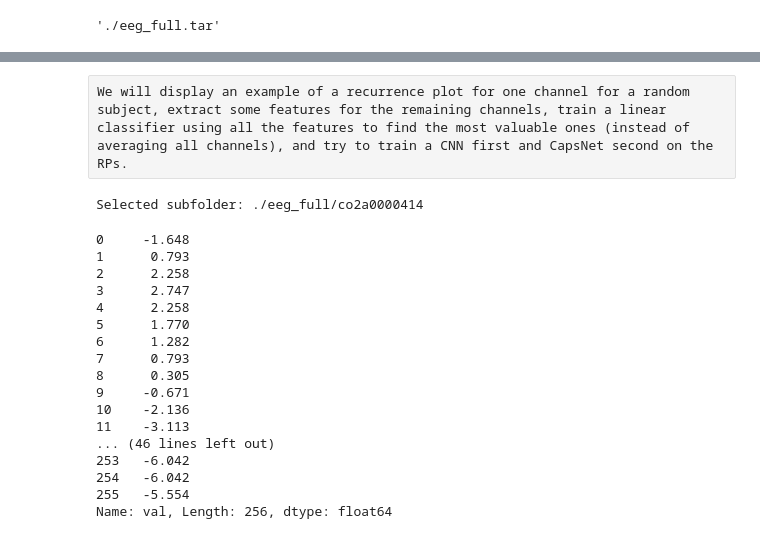
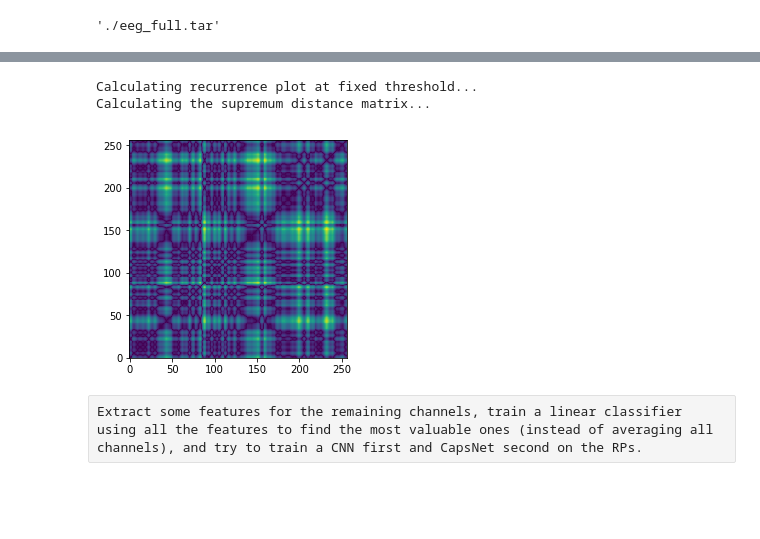
Before and after one commit to mirgee/eeg_analysis, a Jupyter notebook: EEG.ipynb, the cells around one changed output, grey strips where cells are left out. Cells and saved outputs as stored; diff of their text form; code cells hidden in the pictures; blank space fills up the shorter version.

```diff
--- a/EEG.ipynb
+++ b/EEG.ipynb
@@ -104,36 +141,12 @@ Going down folder /home/miroslav/Source/EEG/eeg_full/co2a0000381
+# %%
+rp = RecurrencePlot(random_ts.values, threshold=0.1)
+matrix = rp.distance_matrix([[30],[30]], "euclidean");
+plt.ylim(0, 256)
+plt.imshow(matrix)
+plt.show()
+# %% [output]
+Calculating recurrence plot at fixed threshold...
+Calculating the supremum distance matrix...
+[figure, added]
 # %% [raw]
-We will display an example of a recurrence plot for one channel for a random subject, extract some features for the remaining channels, train a linear classifier using all the features to find the most valuable ones (instead of averaging all channels), and try to train a CNN first and CapsNet second on the RPs.
+Extract some features for the remaining channels, train a linear classifier using all the features to find the most valuable ones (instead of averaging all channels), and try to train a CNN first and CapsNet second on the RPs.
-# %%
-# Extract the time series
-def extract_random_data_series(folder):
-    selected_subfolder = \
-        random.choice([os.path.join(folder, x) for x in os.listdir(folder) if os.path.isdir(os.path.join(folder, x))])
-    print('Selected subfolder: %s' % (selected_subfolder))
-    selected_file = \
-        random.choice([os.path.join(selected_subfolder, x) for x in os.listdir(selected_subfolder) if
-                       os.path.isfile(os.path.join(selected_subfolder, x)) and not x.endswith(".gz")])
-    df = pd.read_table(selected_file, skiprows=5, names=['chan', 'ind', 'val'], delim_whitespace=True, usecols=range(1,4))
-    df = df.loc[df['chan'] == 'FP1']
-    return df['val']
-
-random_ts = extract_random_data_series(r'./eeg_full')
-random_ts
-# %% [output]
-Selected subfolder: ./eeg_full/co2a0000414
-0     -1.648
-1      0.793
-2      2.258
-3      2.747
-4      2.258
-5      1.770
-6      1.282
-7      0.793
-8      0.305
-9     -0.671
-10    -2.136
-11    -3.113
-... (46 lines left out)
-253   -6.042
-254   -6.042
-255   -5.554
-Name: val, Length: 256, dtype: float64
```
Also changed, not shown: parts of 8 cells of this notebook.
